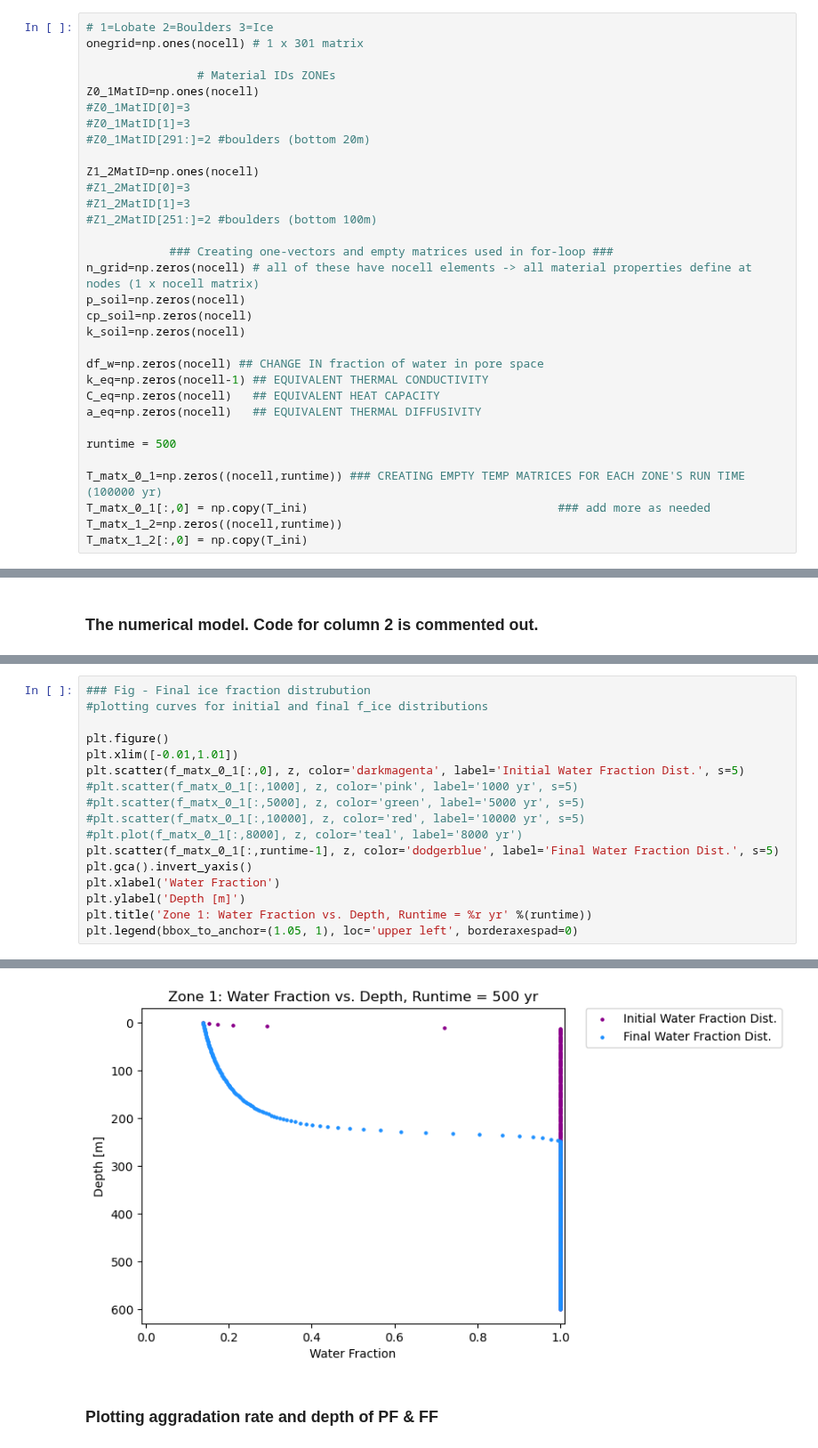
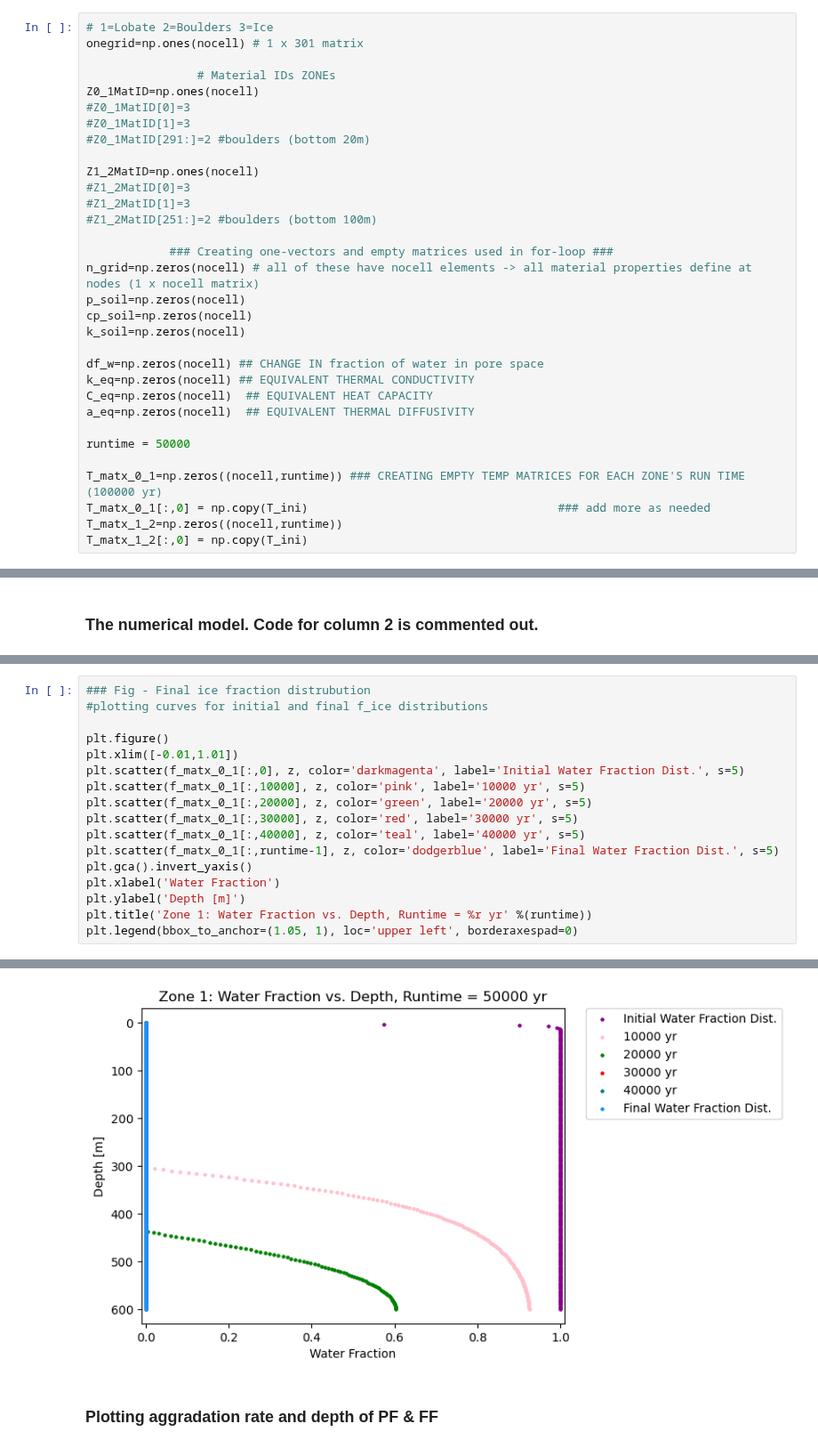
Before and after one commit to alexiak322/ceres-pingo-model, a Jupyter notebook: -1DHT-model-code/python/1DHT Model.ipynb, the cells around one changed output, grey strips where cells are left out. Shown at 89% size. Cells and saved outputs as stored; diff of their text form.

```diff
--- a/-1DHT-model-code/python/1DHT Model.ipynb
+++ b/-1DHT-model-code/python/1DHT Model.ipynb
@@ -221,11 +227,11 @@ cp_soil=np.zeros(nocell)
 k_soil=np.zeros(nocell)
 
 df_w=np.zeros(nocell) ## CHANGE IN fraction of water in pore space
-k_eq=np.zeros(nocell-1) ## EQUIVALENT THERMAL CONDUCTIVITY
-C_eq=np.zeros(nocell)   ## EQUIVALENT HEAT CAPACITY
-a_eq=np.zeros(nocell)   ## EQUIVALENT THERMAL DIFFUSIVITY
+k_eq=np.zeros(nocell) ## EQUIVALENT THERMAL CONDUCTIVITY
+C_eq=np.zeros(nocell)  ## EQUIVALENT HEAT CAPACITY
+a_eq=np.zeros(nocell)  ## EQUIVALENT THERMAL DIFFUSIVITY
 
-runtime = 500
+runtime = 50000
 
 T_matx_0_1=np.zeros((nocell,runtime)) ### CREATING EMPTY TEMP MATRICES FOR EACH ZONE'S RUN TIME (100000 yr)
 T_matx_0_1[:,0] = np.copy(T_ini)                                    ### add more as needed
@@ -457,23 +512,23 @@ plt.legend(bbox_to_anchor=(1.05, 1), loc='upper left', borderaxespad=0)
 # %%
 ### Fig - Final ice fraction distrubution
 #plotting curves for initial and final f_ice distributions
 
 plt.figure()
 plt.xlim([-0.01,1.01])
 plt.scatter(f_matx_0_1[:,0], z, color='darkmagenta', label='Initial Water Fraction Dist.', s=5)
-#plt.scatter(f_matx_0_1[:,1000], z, color='pink', label='1000 yr', s=5)
-#plt.scatter(f_matx_0_1[:,5000], z, color='green', label='5000 yr', s=5)
-#plt.scatter(f_matx_0_1[:,10000], z, color='red', label='10000 yr', s=5)
-#plt.plot(f_matx_0_1[:,8000], z, color='teal', label='8000 yr')
+plt.scatter(f_matx_0_1[:,10000], z, color='pink', label='10000 yr', s=5)
+plt.scatter(f_matx_0_1[:,20000], z, color='green', label='20000 yr', s=5)
+plt.scatter(f_matx_0_1[:,30000], z, color='red', label='30000 yr', s=5)
+plt.scatter(f_matx_0_1[:,40000], z, color='teal', label='40000 yr', s=5)
 plt.scatter(f_matx_0_1[:,runtime-1], z, color='dodgerblue', label='Final Water Fraction Dist.', s=5)
 plt.gca().invert_yaxis()
 plt.xlabel('Water Fraction')
 plt.ylabel('Depth [m]')
 plt.title('Zone 1: Water Fraction vs. Depth, Runtime = %r yr' %(runtime))
 plt.legend(bbox_to_anchor=(1.05, 1), loc='upper left', borderaxespad=0)
 # %% [output]
 <matplotlib.legend.Legend at 0x...>
-[figure, old version]
+[figure, new version]
 # %% [markdown]
 ### Plotting aggradation rate and depth of PF & FF
 # %%
```
Also changed, not shown: parts of 14 cells of this notebook.
